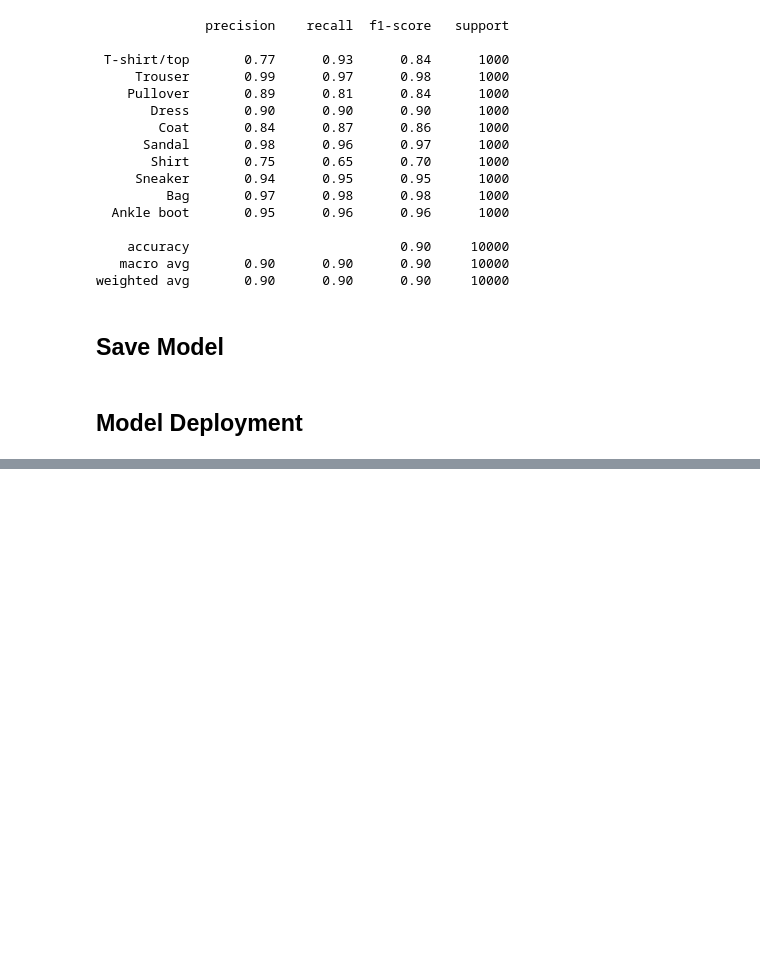
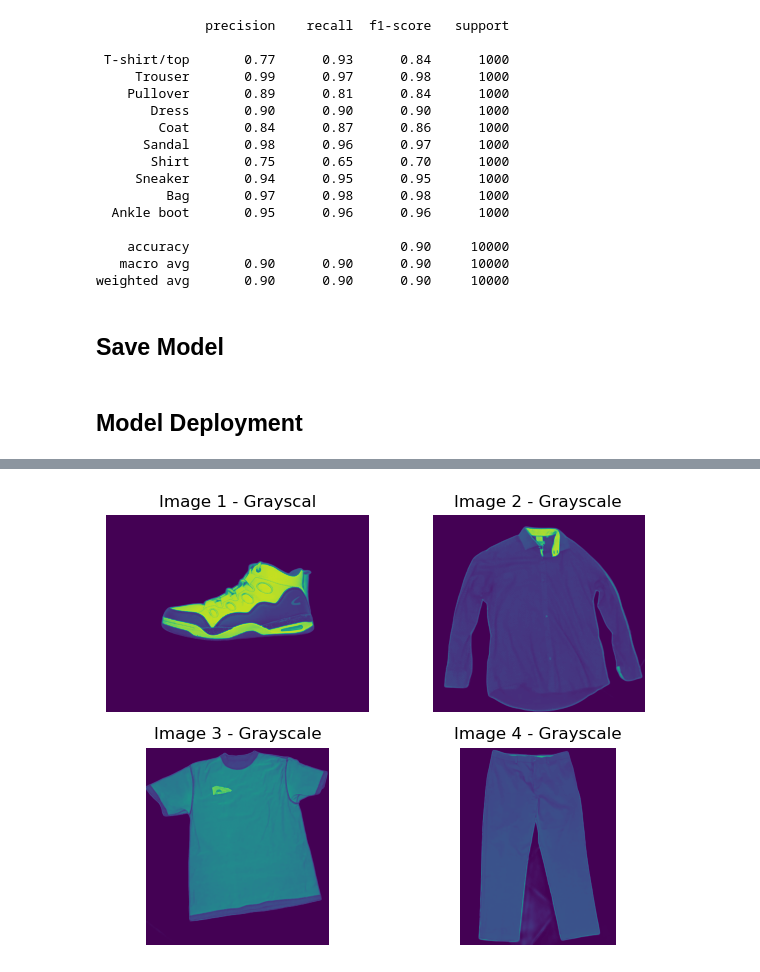
Before and after one commit to iamisaackn/AI-Fashion-Image-Classification, a Jupyter notebook: notebook.ipynb, the cells around one changed output, grey strips where cells are left out. Cells and saved outputs as stored; diff of their text form; code cells hidden in the pictures; blank space fills up the shorter version.

```diff
--- a/notebook.ipynb
+++ b/notebook.ipynb
@@ -386,0 +407,28 @@ The predicted label is Bag
+# %%
+# Convert images to grayscale
+img1_gray = img1_no_bg.convert('L')
+img2_gray = img2_no_bg.convert('L')
+img3_gray = img3_no_bg.convert('L')
+img4_gray = img4_no_bg.convert('L')
+
+# Display grayscale images
+fig, axs = plt.subplots(2, 2)
+
+# Display each grayscale image in the subplot
+axs[0, 0].imshow(img1_gray)
+axs[0, 0].set_title('Image 1 - Grayscal')
+axs[0, 1].imshow(img2_gray)
+axs[0, 1].set_title('Image 2 - Grayscale')
+axs[1, 0].imshow(img3_gray)
+axs[1, 0].set_title('Image 3 - Grayscale')
+axs[1, 1].imshow(img4_gray)
+axs[1, 1].set_title('Image 4 - Grayscale')
+
+# Hide axes
+for ax in axs.flat:
+    ax.axis('off')
+
+plt.tight_layout()
+plt.show();
+# %% [output]
+[figure, added]
```
Also changed, not shown: parts of 17 cells of this notebook, 5 other files.
